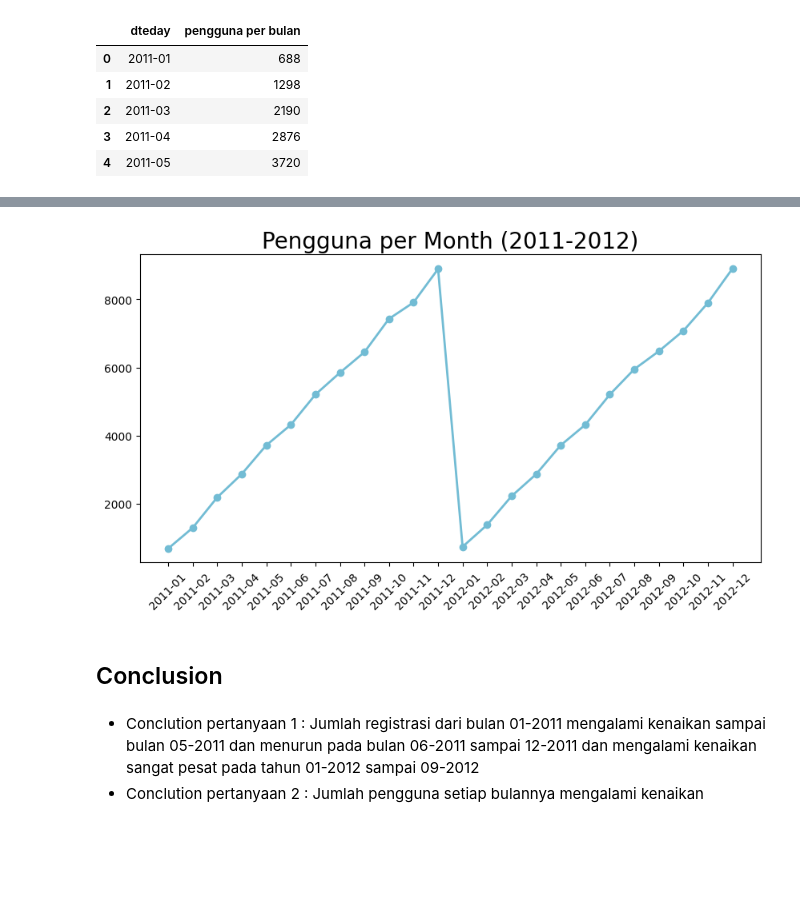
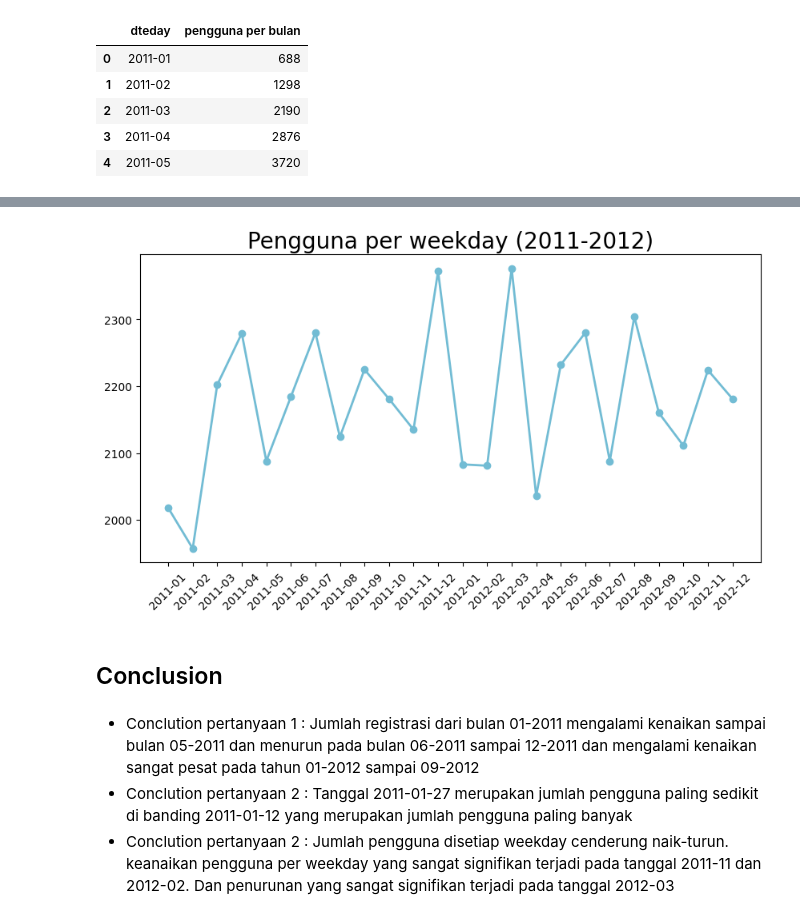
Before and after one commit to ilhamarifinsamsul/final-project-analisis-data, a Jupyter notebook: notebook.ipynb, the cells around one changed output, grey strips where cells are left out. Cells and saved outputs as stored; diff of their text form; code cells hidden in the pictures; blank space fills up the shorter version.

```diff
--- a/notebook.ipynb
+++ b/notebook.ipynb
@@ -497,29 +549,30 @@ bymnth_df.head()
 # %%
-bymnth_df = all_df.resample(rule='M', on='dteday').agg({
-    "mnth_x": "sum"
+byweekday_df = all_df.resample(rule='M', on='dteday').agg({
+    "weekday_x": "sum"
 })
-bymnth_df.index = bymnth_df.index.strftime('%Y-%m') #mengubah format order date menjadi Tahun-Bulan
-bymnth_df = bymnth_df.reset_index()
-bymnth_df.rename(columns={
-    "mnth_x": "pengguna per bulan"
+byweekday_df.index = byweekday_df.index.strftime('%Y-%m') #mengubah format order date menjadi Tahun-Bulan
+byweekday_df = byweekday_df.reset_index()
+byweekday_df.rename(columns={
+    "weekday_x": "pengguna per weekday"
 }, inplace=True)
 
 plt.figure(figsize=(10, 5))
 plt.plot(
-    bymnth_df["dteday"],
-    bymnth_df["pengguna per bulan"],
+    byweekday_df["dteday"],
+    byweekday_df["pengguna per weekday"],
     marker='o',
     linewidth=2,
     color="#72BCD4"
 )
-plt.title("Pengguna per Month (2011-2012)", loc="center", fontsize=20)
+plt.title("Pengguna per weekday (2011-2012)", loc="center", fontsize=20)
 plt.xticks(fontsize=10, rotation=45)
 plt.yticks(fontsize=10)
 plt.show()
 # %% [output]
-[figure, old version]
+[figure, new version]
 # %% [markdown]
 ## Conclusion
 # %% [markdown]
 - Conclution pertanyaan 1 : Jumlah registrasi dari bulan 01-2011 mengalami kenaikan sampai bulan 05-2011 dan menurun pada bulan 06-2011 sampai 12-2011 dan mengalami kenaikan sangat pesat pada tahun 01-2012 sampai 09-2012
-- Conclution pertanyaan 2 : Jumlah pengguna setiap bulannya mengalami kenaikan
+- Conclution pertanyaan 2 : Tanggal 2011-01-27 merupakan jumlah pengguna paling sedikit di banding 2011-01-12 yang merupakan jumlah pengguna paling banyak
+- Conclution pertanyaan 2 : Jumlah pengguna disetiap weekday cenderung naik-turun. keanaikan pengguna per weekday yang sangat signifikan terjadi pada tanggal 2011-11 dan 2012-02. Dan penurunan yang sangat signifikan terjadi pada tanggal 2012-03
```
Also changed, not shown: parts of 3 cells of this notebook, 2 other files.
